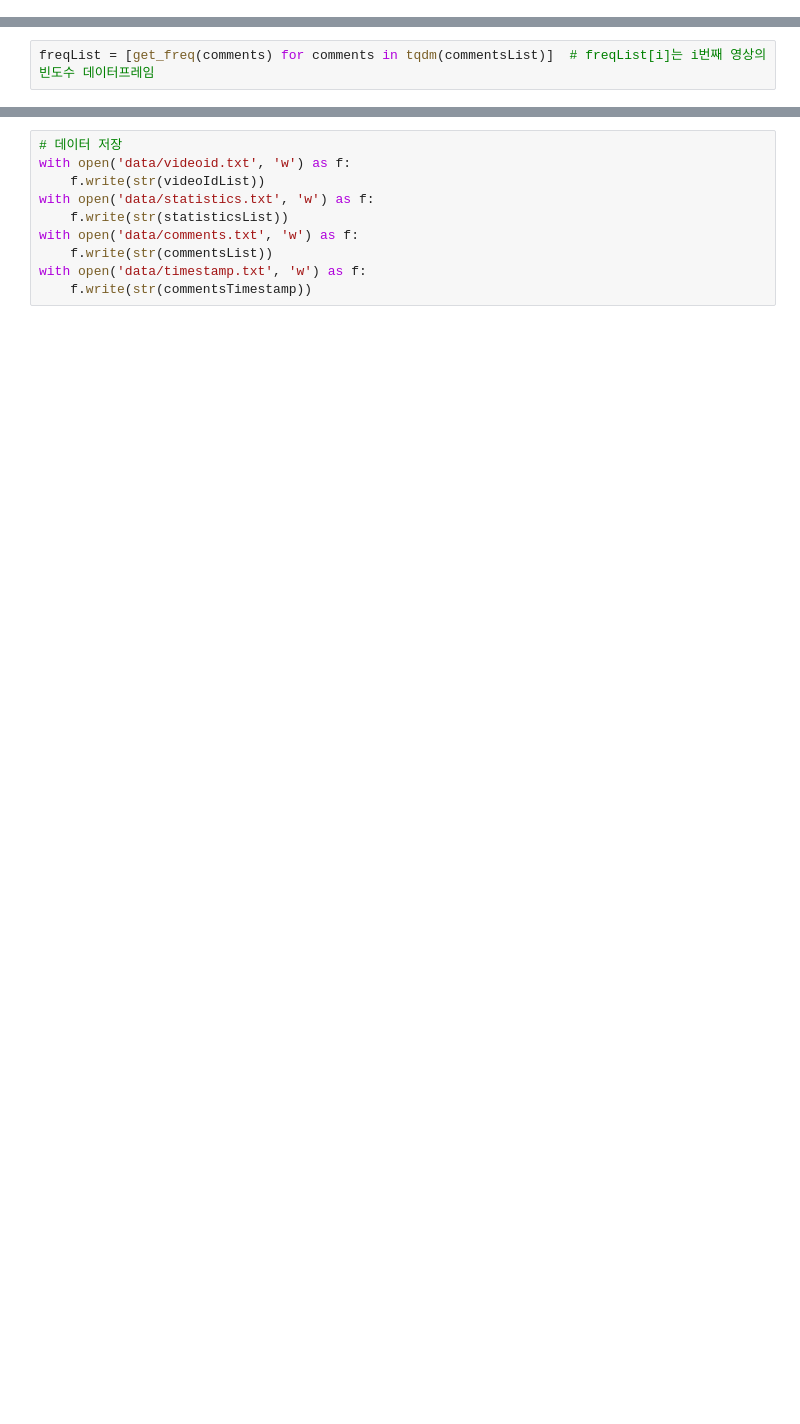
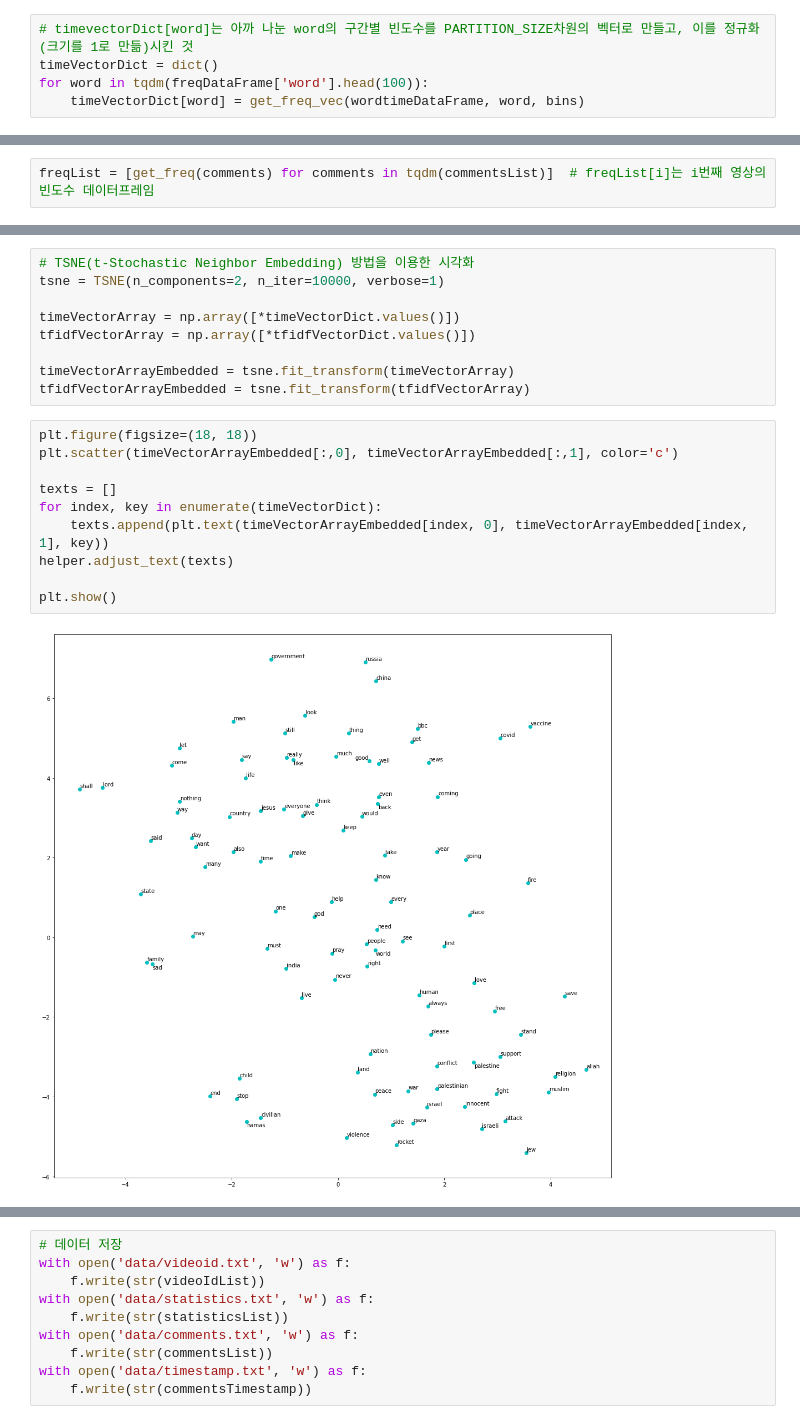
Before and after one commit to SSHS-RNE/youtube-data-acquisition, a Jupyter notebook: sample3.ipynb, the cells around one changed output, grey strips where cells are left out. Drawn from its saved outputs; the diff is of its cells as text; blank space fills up the shorter version.

Commit message:
Visualization using TSNE

```diff
--- a/sample3.ipynb
+++ b/sample3.ipynb
@@ -112 +90,6 @@ SyntaxError: unexpected EOF while parsing (<ipython-input-27-e63dfbe3ee40>, line
+# %%
+# timevectorDict[word]는 아까 나눈 word의 구간별 빈도수를 PARTITION_SIZE차원의 벡터로 만들고, 이를 정규화(크기를 1로 만듦)시킨 것
+timeVectorDict = dict()
+for word in tqdm(freqDataFrame['word'].head(100)):
+    timeVectorDict[word] = get_freq_vec(wordtimeDataFrame, word, bins)
 # %%
@@ -172,0 +142,21 @@ array([   3.91202301,   43.03225306,   82.15248311,    0.        ,
+# %%
+# TSNE(t-Stochastic Neighbor Embedding) 방법을 이용한 시각화
+tsne = TSNE(n_components=2, n_iter=10000, verbose=1)
+
+timeVectorArray = np.array([*timeVectorDict.values()])
+tfidfVectorArray = np.array([*tfidfVectorDict.values()])
+
+timeVectorArrayEmbedded = tsne.fit_transform(timeVectorArray)
+tfidfVectorArrayEmbedded = tsne.fit_transform(tfidfVectorArray)
+# %%
+plt.figure(figsize=(18, 18))
+plt.scatter(timeVectorArrayEmbedded[:,0], timeVectorArrayEmbedded[:,1], color='c')
+
+texts = []
+for index, key in enumerate(timeVectorDict):
+    texts.append(plt.text(timeVectorArrayEmbedded[index, 0], timeVectorArrayEmbedded[index, 1], key))
+helper.adjust_text(texts)
+
+plt.show()
+# %% [output]
+[figure, added]
```
Also changed, not shown: parts of 13 cells of this notebook, 1 other file.
